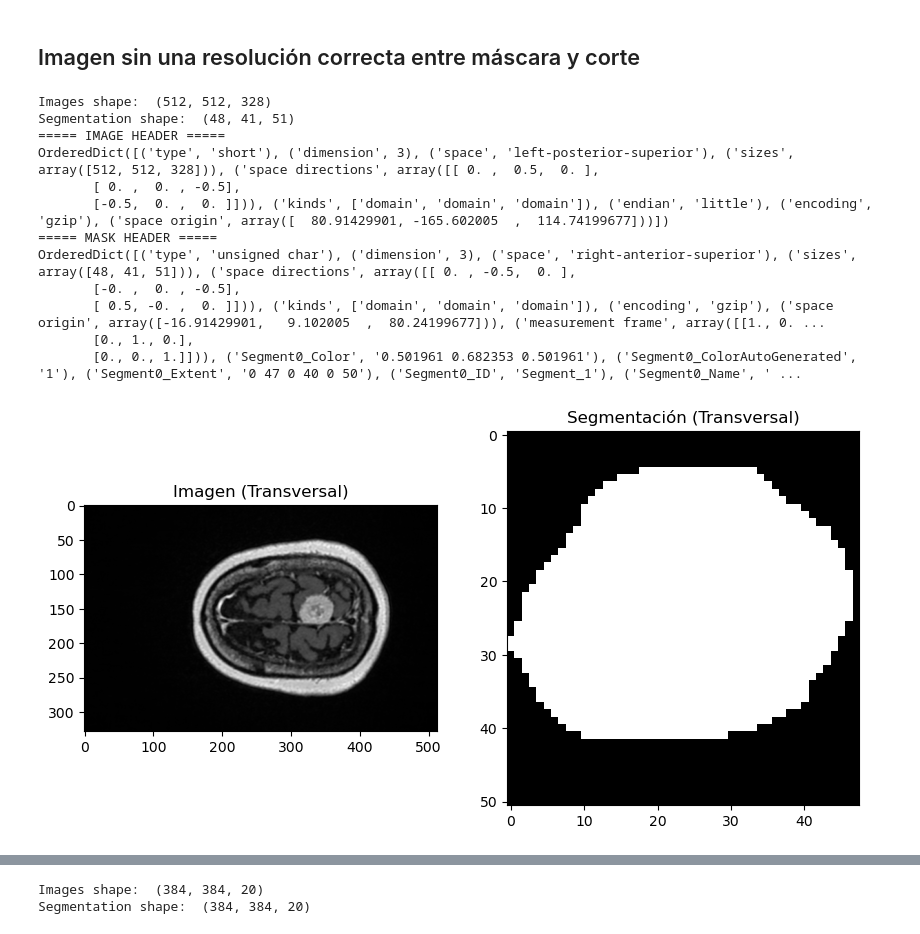
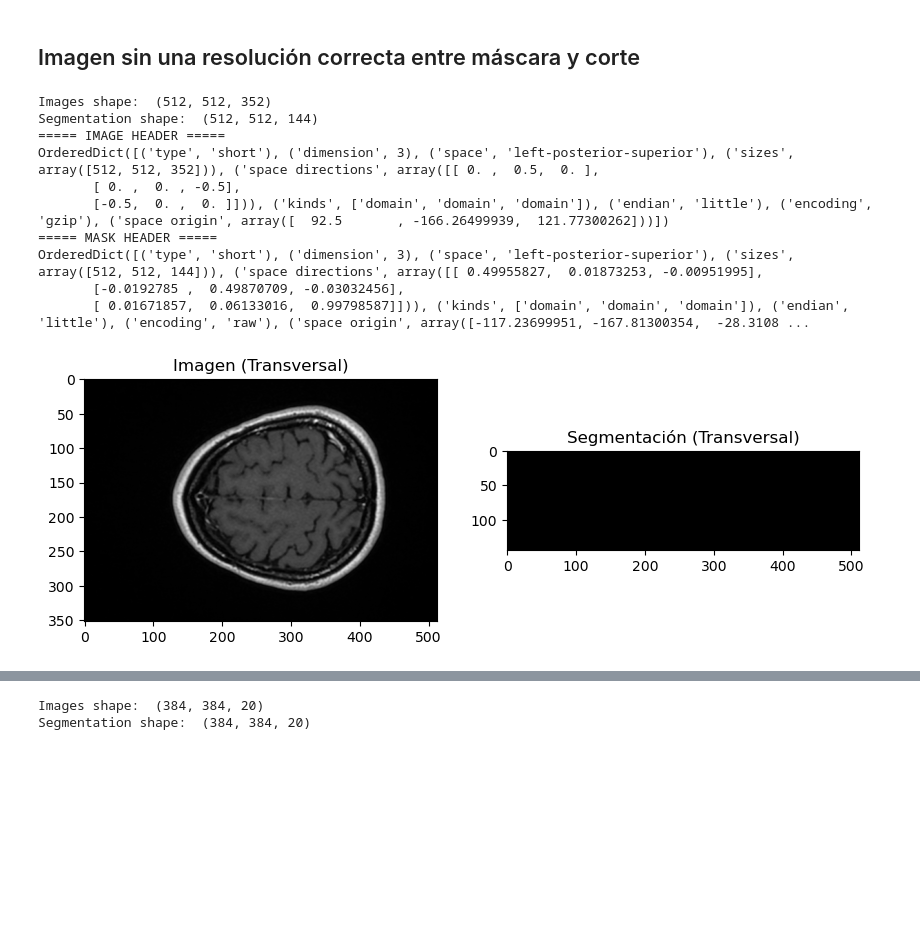
Before and after one commit to MarioPasc/Meningioma, a Jupyter notebook: jupyter/exploration.ipynb, the cells around one changed output, grey strips where cells are left out. Cells and saved outputs as stored; diff of their text form; code cells hidden in the pictures; blank space fills up the shorter version.

```diff
--- a/jupyter/exploration.ipynb
+++ b/jupyter/exploration.ipynb
@@ -56,52 +56,50 @@ OrderedDict([('type', 'unsigned char'), ('dimension', 3), ('space', 'left-poster
 # %%
 # Definimos la ruta base del dataset
 base_ds_path = "/home/mariopasc/Python/Datasets/Meningiomas/Original/MENINGIOMAS"
-patient = '35'
+patient = '36'
 
 # Ruta a las imágenes y las segmentaciones
 rm_basepath = os.path.join(base_ds_path, patient, 'RM')
 t1 = os.path.join(rm_basepath, 'T1')
 
 # Leemos las imágenes y las máscaras
-images, header_slices = nrrd.read(os.path.join(t1, '8 Sag CUBE T1 GAD.nrrd'))
-masks, header_masks = nrrd.read(os.path.join(t1, 'Segmentation.seg.nrrd'))
+images, header_slices = nrrd.read(os.path.join(t1, '9 Sag CUBE T1 GAD.nrrd'))
+masks, header_masks = nrrd.read(os.path.join(t1, 'Segmentation.nrrd'))
 
 print("Images shape: ", images.shape)
 print("Segmentation shape: ", masks.shape)
 
 print("===== IMAGE HEADER =====")
 print(header_slices)
 print("===== MASK HEADER =====")
 print(header_masks)
 
 
 slice_index = 90
 
 # Reorganizamos los ejes de los datos para obtener el corte transversal
 images_reordered = np.transpose(images, (1, 2, 0))
 masks_reordered = np.transpose(masks, (1, 2, 0))
 
 # Visualizamos los datos reordenados
 fig, axes = plt.subplots(1, 2, figsize=(10, 10))
 axes[0].imshow(images_reordered[slice_index, :, :], cmap='gray')
-axes[1].imshow(masks_reordered[20, :, :], cmap='gray')
+axes[1].imshow(masks_reordered[7, :, :], cmap='gray')
 axes[0].set_title('Imagen (Transversal)')
 axes[1].set_title('Segmentación (Transversal)')
 plt.show()
 # %% [output]
-Images shape:  (512, 512, 328)
-Segmentation shape:  (48, 41, 51)
+Images shape:  (512, 512, 352)
+Segmentation shape:  (512, 512, 144)
 ===== IMAGE HEADER =====
-OrderedDict([('type', 'short'), ('dimension', 3), ('space', 'left-posterior-superior'), ('sizes', array([512, 512, 328])), ('space directions', array([[ 0. ,  0.5,  0. ],
+OrderedDict([('type', 'short'), ('dimension', 3), ('space', 'left-posterior-superior'), ('sizes', array([512, 512, 352])), ('space directions', array([[ 0. ,  0.5,  0. ],
        [ 0. ,  0. , -0.5],
-       [-0.5,  0. ,  0. ]])), ('kinds', ['domain', 'domain', 'domain']), ('endian', 'little'), ('encoding', 'gzip'), ('space origin', array([  80.91429901, -165.602005  ,  114.74199677]))])
+       [-0.5,  0. ,  0. ]])), ('kinds', ['domain', 'domain', 'domain']), ('endian', 'little'), ('encoding', 'gzip'), ('space origin', array([  92.5       , -166.26499939,  121.77300262]))])
 ===== MASK HEADER =====
-OrderedDict([('type', 'unsigned char'), ('dimension', 3), ('space', 'right-anterior-superior'), ('sizes', array([48, 41, 51])), ('space directions', array([[ 0. , -0.5,  0. ],
-       [-0. ,  0. , -0.5],
-       [ 0.5, -0. ,  0. ]])), ('kinds', ['domain', 'domain', 'domain']), ('encoding', 'gzip'), ('space origin', array([-16.91429901,   9.102005  ,  80.24199677])), ('measurement frame', array([[1., 0. ...
-       [0., 1., 0.],
-       [0., 0., 1.]])), ('Segment0_Color', '0.501961 0.682353 0.501961'), ('Segment0_ColorAutoGenerated', '1'), ('Segment0_Extent', '0 47 0 40 0 50'), ('Segment0_ID', 'Segment_1'), ('Segment0_Name', ' ...
+OrderedDict([('type', 'short'), ('dimension', 3), ('space', 'left-posterior-superior'), ('sizes', array([512, 512, 144])), ('space directions', array([[ 0.49955827,  0.01873253, -0.00951995],
+       [-0.0192785 ,  0.49870709, -0.03032456],
+       [ 0.01671857,  0.06133016,  0.99798587]])), ('kinds', ['domain', 'domain', 'domain']), ('endian', 'little'), ('encoding', 'raw'), ('space origin', array([-117.23699951, -167.81300354,  -28.3108 ...
-[figure, old version]
+[figure, new version]
 # %%
 # Definimos la ruta base del dataset
 base_ds_path = "/home/mariopasc/Python/Datasets/Meningiomas/Original/MENINGIOMAS"
```
Also changed, not shown: parts of 4 cells of this notebook, 2 other files.
